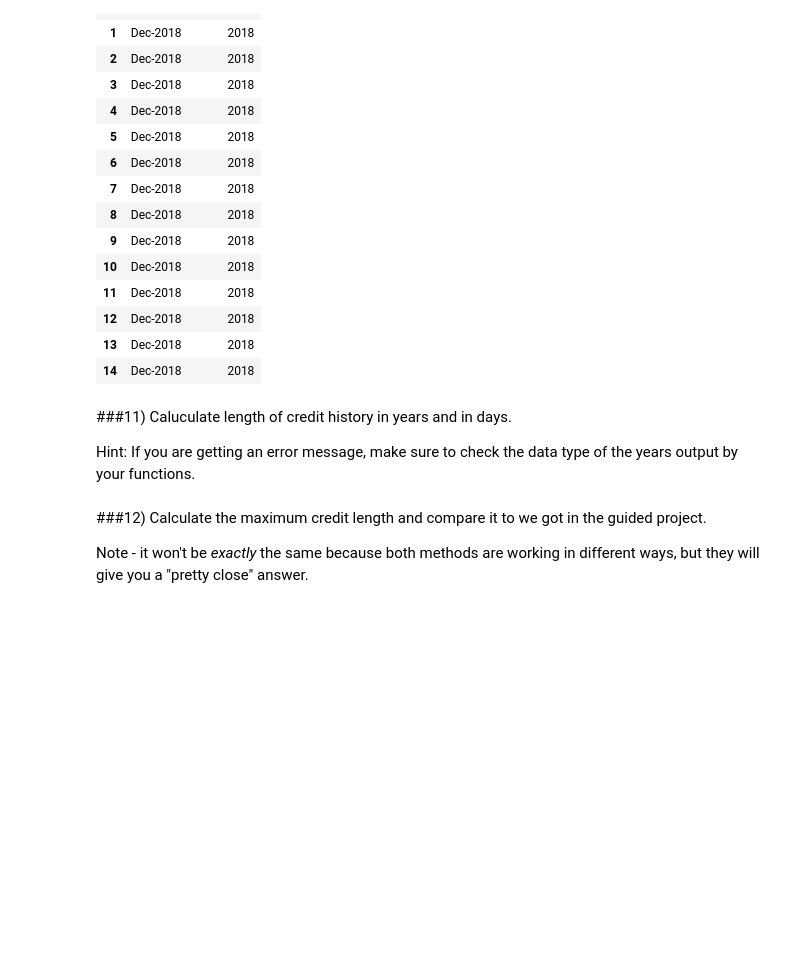
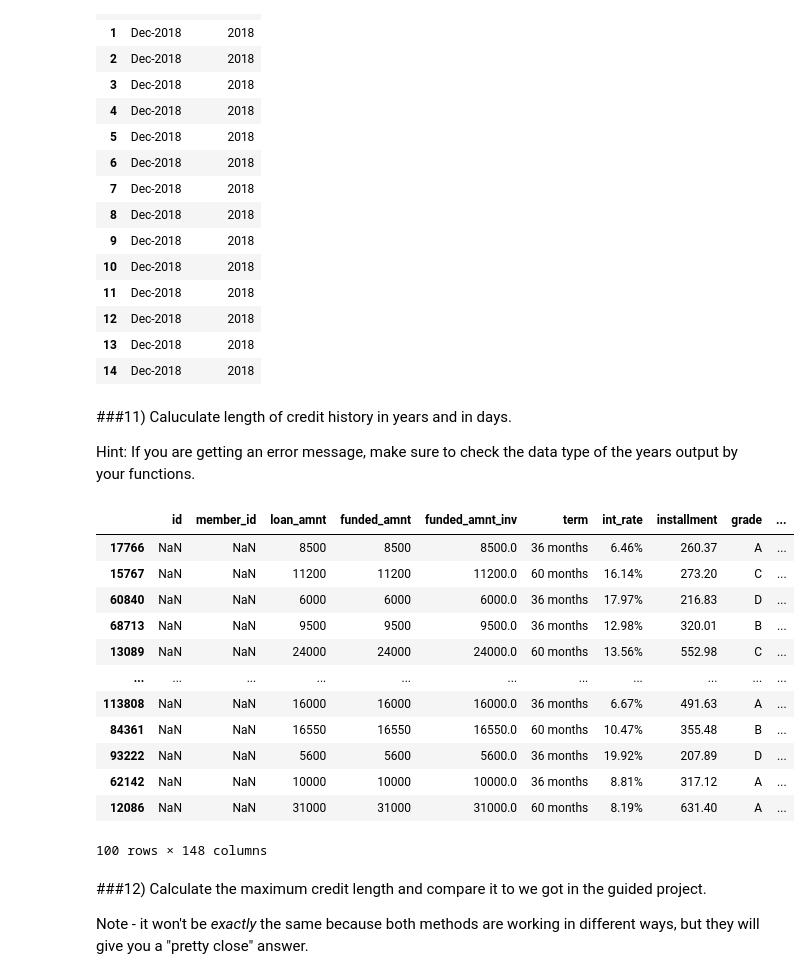
Before and after one commit to Samuel-Egbert31415/DS-Unit-1-Sprint-1-Data-Wrangling-and-Storytelling, a Jupyter notebook: module2-make-features/LS_DS_112_Make_Features_Assignment.ipynb, the cells around one changed output. Cells and saved outputs as stored; diff of their text form; code cells hidden in the pictures; blank space fills up the shorter version.

```diff
--- a/module2-make-features/LS_DS_112_Make_Features_Assignment.ipynb
+++ b/module2-make-features/LS_DS_112_Make_Features_Assignment.ipynb
@@ -238,3 +236,25 @@ Hint: If you are getting an error message, make sure to check the data type of t
+# %%
+df['Issue_Year'] = df['Issue_Year'].apply(int)
+df['Earliest_Credit_Year'] = df['Earliest_Credit_Year'].apply(int)
+
+df['Credit_Length'] = df['Issue_Year'] - df['Earliest_Credit_Year']
+df = df.sort_values(by = 'Credit_Length', ascending = False)
+df['Credit_Length_Days'] = df['Credit_Length']*365.25
+df.head(100)
+# %% [output]
+|  | id | member_id | loan_amnt | funded_amnt | funded_amnt_inv | term | int_rate | installment | grade | ... |
+| 17766 | NaN | NaN | 8500 | 8500 | 8500.0 | 36 months | 6.46% | 260.37 | A | ... |
+| 15767 | NaN | NaN | 11200 | 11200 | 11200.0 | 60 months | 16.14% | 273.20 | C | ... |
+| 60840 | NaN | NaN | 6000 | 6000 | 6000.0 | 36 months | 17.97% | 216.83 | D | ... |
+| 68713 | NaN | NaN | 9500 | 9500 | 9500.0 | 36 months | 12.98% | 320.01 | B | ... |
+| 13089 | NaN | NaN | 24000 | 24000 | 24000.0 | 60 months | 13.56% | 552.98 | C | ... |
+| ... | ... | ... | ... | ... | ... | ... | ... | ... | ... | ... |
+| 113808 | NaN | NaN | 16000 | 16000 | 16000.0 | 36 months | 6.67% | 491.63 | A | ... |
+| 84361 | NaN | NaN | 16550 | 16550 | 16550.0 | 60 months | 10.47% | 355.48 | B | ... |
+| 93222 | NaN | NaN | 5600 | 5600 | 5600.0 | 36 months | 19.92% | 207.89 | D | ... |
+| 62142 | NaN | NaN | 10000 | 10000 | 10000.0 | 36 months | 8.81% | 317.12 | A | ... |
+| 12086 | NaN | NaN | 31000 | 31000 | 31000.0 | 60 months | 8.19% | 631.40 | A | ... |
+100 rows × 148 columns
 # %% [markdown]
 ###12) Calculate the maximum credit length and compare it to we got in the guided project.
 
```
Also changed, not shown: parts of 3 cells of this notebook.
